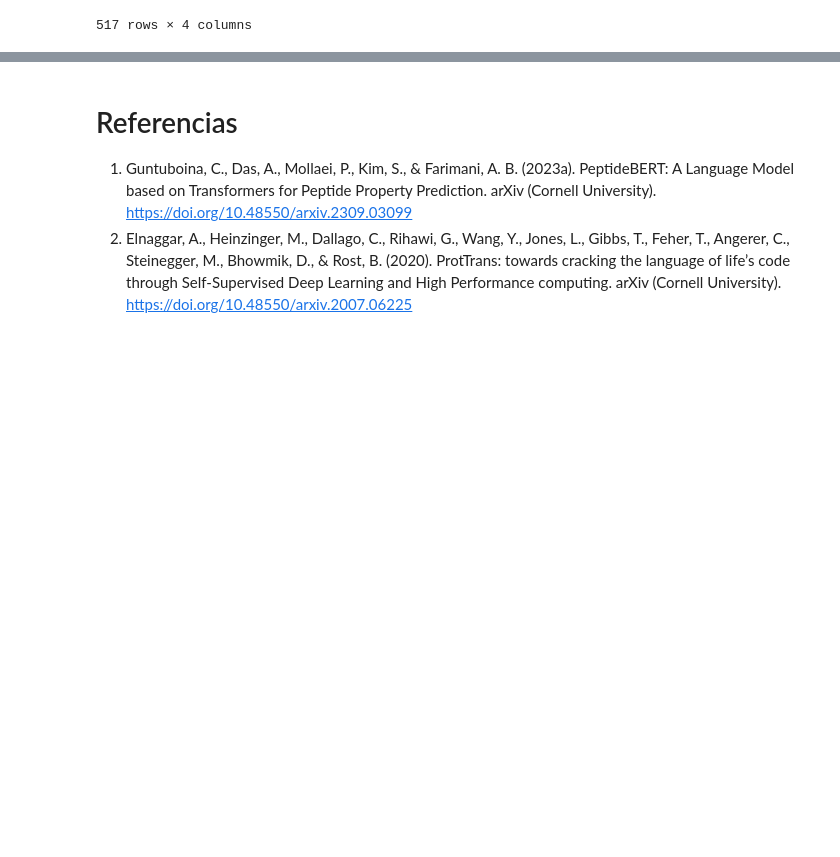
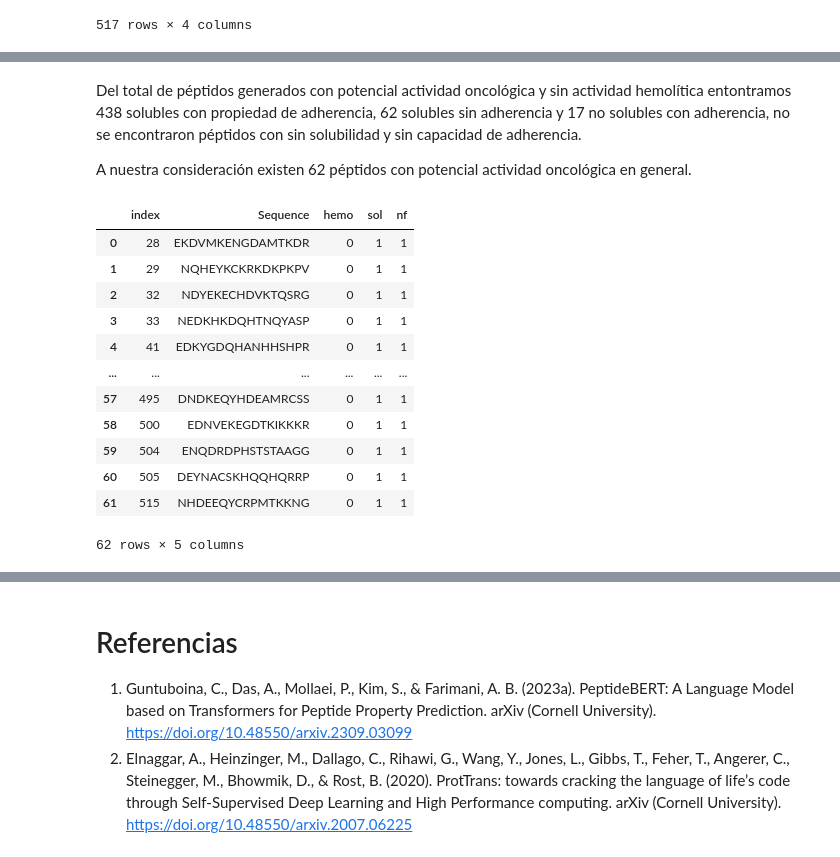
Before and after one commit to A01795375/Proyecto_Integrador_cancer, a Jupyter notebook: notebooks/Avance 5.ipynb, the cells around one changed output, grey strips where cells are left out. Saved outputs shown, nothing was run; the diff lists cells and outputs as text; code cells hidden in the pictures; blank space fills up the shorter version.

```diff
--- a/notebooks/Avance 5.ipynb
+++ b/notebooks/Avance 5.ipynb
@@ -344,0 +356,4 @@ bert_results
+# %%
+bert_path = '../data/processed/generated_bert_vegf_features.csv'
+bert_results = pd.read_csv(bert_path)
+bert_results
@@ -367,0 +410,20 @@ array([[<Axes: title={'center': 'sol'}>, <Axes: title={'center': 'nf'}>]],
+# %% [markdown]
+Del total de péptidos generados con potencial actividad oncológica y sin actividad hemolítica entontramos 438 solubles con propiedad de adherencia, 62 solubles sin adherencia y 17 no solubles con adherencia, no se encontraron péptidos con sin solubilidad y sin capacidad de adherencia.
+
+A nuestra consideración existen 62 péptidos con potencial actividad oncológica en general.
+# %%
+non_hemolytic.loc[non_hemolytic['nf'] == 1].reset_index()
+# %% [output]
+|  | index | Sequence | hemo | sol | nf |
+| 0 | 28 | EKDVMKENGDAMTKDR | 0 | 1 | 1 |
+| 1 | 29 | NQHEYKCKRKDKPKPV | 0 | 1 | 1 |
+| 2 | 32 | NDYEKECHDVKTQSRG | 0 | 1 | 1 |
+| 3 | 33 | NEDKHKDQHTNQYASP | 0 | 1 | 1 |
+| 4 | 41 | EDKYGDQHANHHSHPR | 0 | 1 | 1 |
+| ... | ... | ... | ... | ... | ... |
+| 57 | 495 | DNDKEQYHDEAMRCSS | 0 | 1 | 1 |
+| 58 | 500 | EDNVEKEGDTKIKKKR | 0 | 1 | 1 |
+| 59 | 504 | ENQDRDPHSTSTAAGG | 0 | 1 | 1 |
+| 60 | 505 | DEYNACSKHQQHQRRP | 0 | 1 | 1 |
+| 61 | 515 | NHDEEQYCRPMTKKNG | 0 | 1 | 1 |
+62 rows × 5 columns
```
Also changed, not shown: parts of 27 cells of this notebook.
